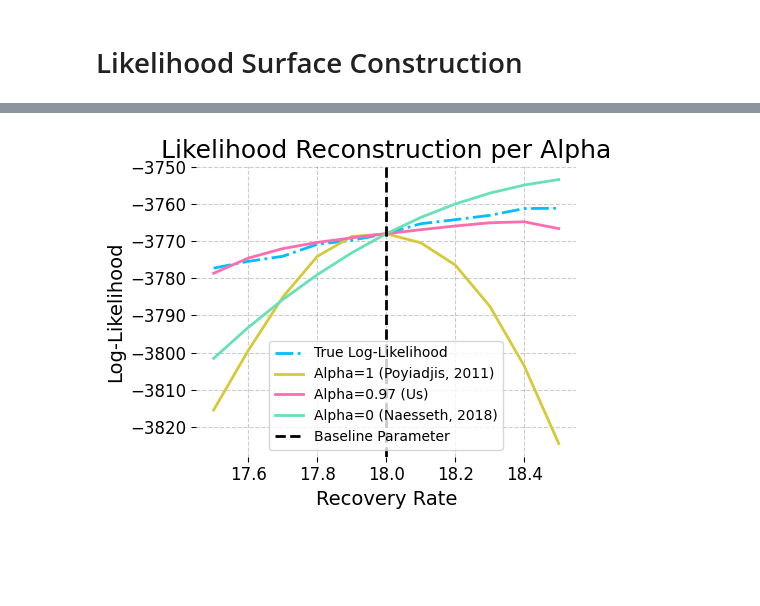
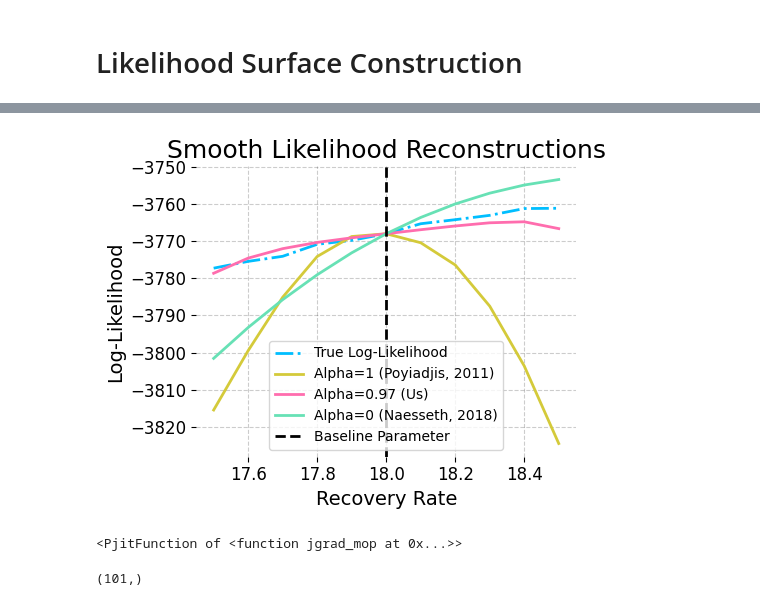
Before and after one commit to hetankevin/diffilter, a Jupyter notebook: cholera_mop.ipynb, the cells around one changed output, grey strips where cells are left out. Saved outputs shown, nothing was run; the diff lists cells and outputs as text; code cells hidden in the pictures; blank space fills up the shorter version.

Commit message:
likelihood reconstructions

```diff
--- a/cholera_mop.ipynb
+++ b/cholera_mop.ipynb
@@ -227,18 +227,22 @@ for i, gam in tqdm(enumerate(space)):
 # %%
 plt.figure(figsize=(5,4))
 plt.plot(space, -onp.array(lls), linestyle='dashdot', label='True Log-Likelihood')
 plt.plot(space, -onp.array(lls_mop_1), label='Alpha=1 (Poyiadjis, 2011)')
 plt.plot(space, -onp.array(lls_mop_097), label='Alpha=0.97 (Us)')
 plt.plot(space, -onp.array(lls_mop_0), label='Alpha=0 (Naesseth, 2018)')
 #plt.xticks(rotation=45)
 plt.locator_params(axis='x', nbins=10)
 plt.xlabel('Recovery Rate')
 plt.ylabel('Log-Likelihood')
 plt.axvline(gam_phi, linestyle='--', color='black', label='Baseline Parameter')
 plt.legend()
-plt.title('Likelihood Reconstruction per Alpha')
+plt.title('Smooth Likelihood Reconstructions')
 plt.tight_layout()
 plt.savefig('imgs/095/mop.png', bbox_inches='tight')
 #plt.show()
 # %% [output]
-[figure, old version]
+[figure, new version]
+# %%
+jgrad_mop
+# %% [output]
+<PjitFunction of <function jgrad_mop at 0x...>>
@@ -244,0 +265,4 @@ plt.savefig('imgs/095/mop.png', bbox_inches='tight')
+# %%
+onp.array(grads_mop_1)[:,0].shape
+# %% [output]
+(101,)
```
Also changed, not shown: parts of 4 cells of this notebook, 2 other files.
